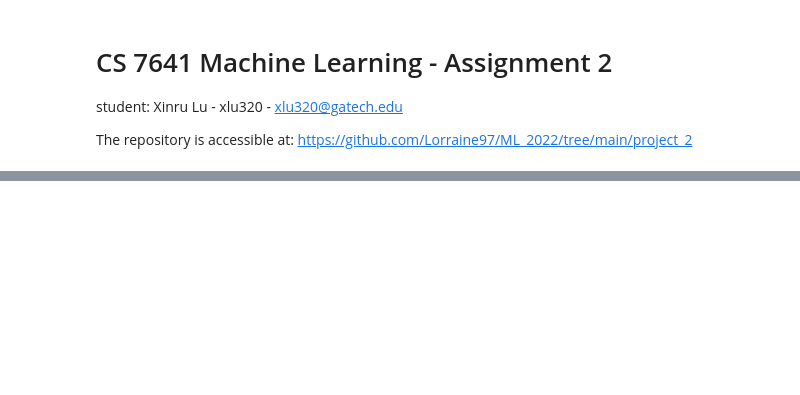
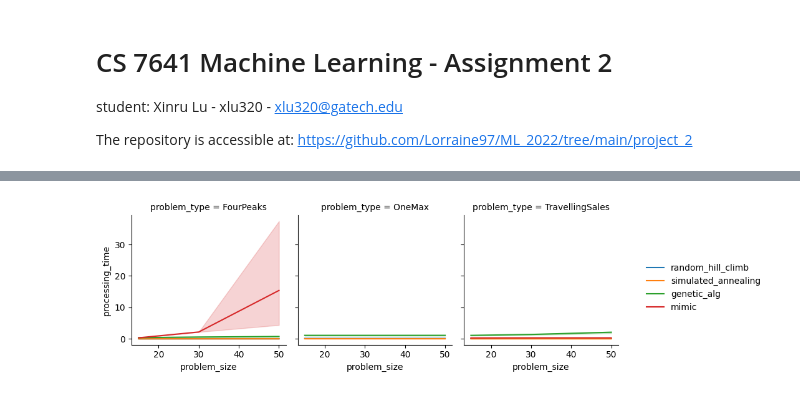
Before and after one commit to Lorraine97/ML_2022, a Jupyter notebook: project_2/assignment_2.ipynb, the cells around one changed output, grey strips where cells are left out. Saved outputs shown, nothing was run; the diff lists cells and outputs as text; code cells hidden in the pictures; blank space fills up the shorter version.

```diff
--- a/project_2/assignment_2.ipynb
+++ b/project_2/assignment_2.ipynb
@@ -61,0 +114,7 @@ For ONE data set:
+# %%
+sea = sns.FacetGrid(result_df, col = "problem_type", margin_titles = True)
+sea.map_dataframe(sns.lineplot, x="problem_size", y="processing_time", hue="algorithm")
+sea.add_legend()
+plt.savefig('processing_time_size.png')
+# %% [output]
+[figure, added]
```
Also changed, not shown: parts of 23 cells of this notebook, 10 other files.
